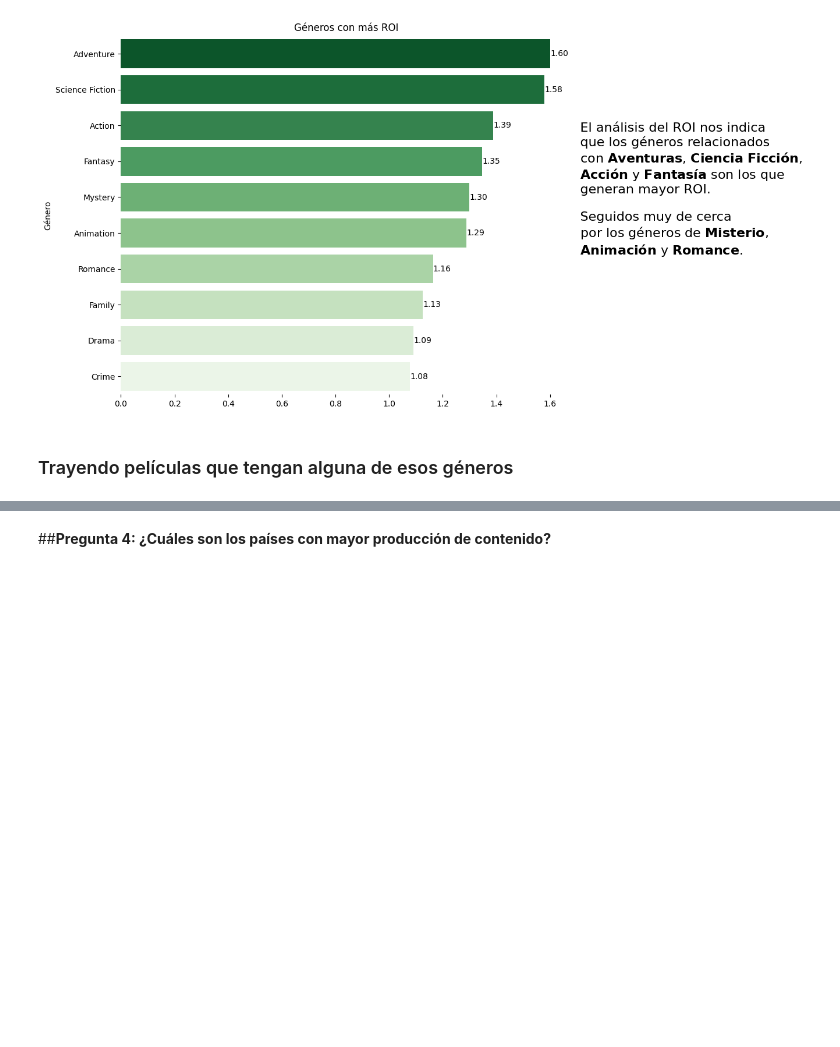
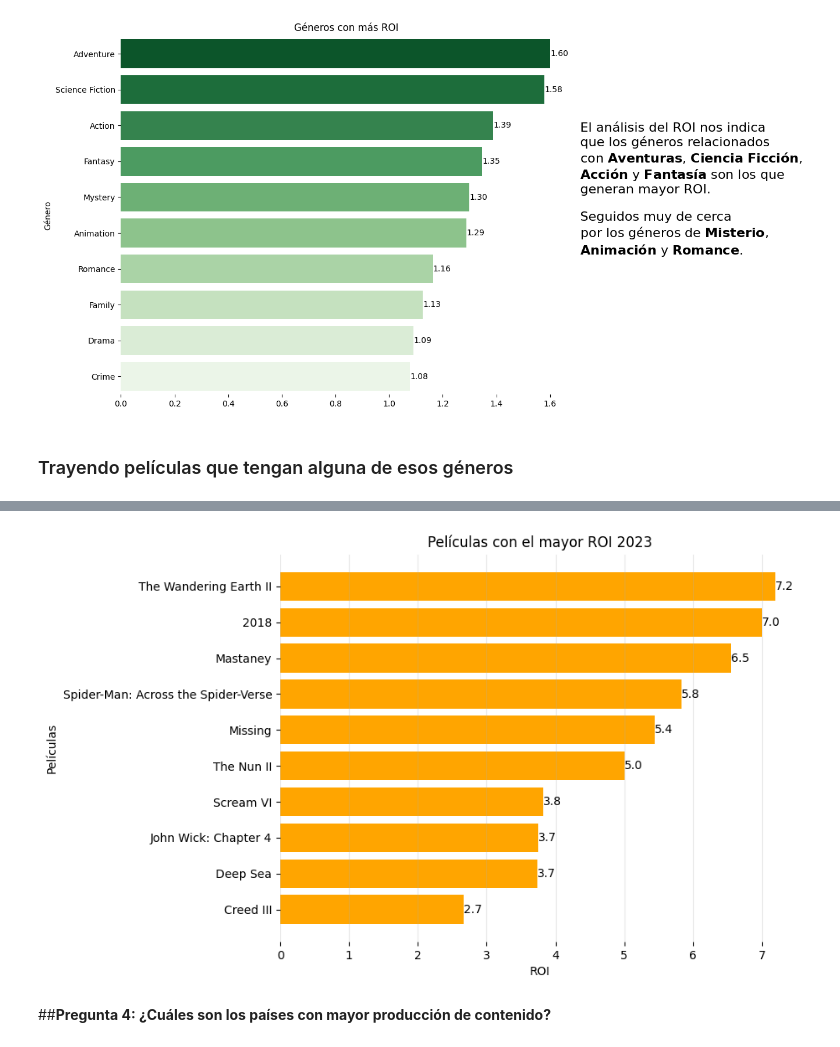
Before and after one commit to luceldasilva/Movie_Analysis, a Jupyter notebook: Movie_Analysis_EDA.ipynb, the cells around one changed output, grey strips where cells are left out. Saved outputs shown, nothing was run; the diff lists cells and outputs as text; code cells hidden in the pictures; blank space fills up the shorter version.

Commit message:
puliendo insights sobre géneros y películas con esos géneros, explicando con gráficos

```diff
--- a/Movie_Analysis_EDA.ipynb
+++ b/Movie_Analysis_EDA.ipynb
@@ -966,3 +966,40 @@ tmdb_movies_genre_common.sample(4)
+# %%
+tmdb_movies_genre_common_vote = tmdb_movies_genre_common.sort_values(
+    by="roi", ascending=False
+)
+
+best_movies_roi_2023_seleccion_ordenado = (
+    tmdb_movies_genre_common_vote
+    .iloc[:10, :]
+    .loc[:, ["title", "roi"]]
+    .set_index("title")
+)
+
+
+plt.figure(figsize=(8, 6))
+plt.barh(
+    best_movies_roi_2023_seleccion_ordenado.index,
+    best_movies_roi_2023_seleccion_ordenado["roi"],
+    color="orange",
+)
+plt.xlabel("ROI")
+plt.ylabel("Películas")
+plt.title("Películas con el mayor ROI 2023")
+plt.grid(axis="x", alpha=0.3)
+
+for index, value in enumerate(best_movies_roi_2023_seleccion_ordenado["roi"]):
+    plt.text(value, index, f"{value:.1f}", va="center")
+
+plt.gca().spines["top"].set_visible(False)
+plt.gca().spines["right"].set_visible(False)
+plt.gca().spines["bottom"].set_visible(False)
+plt.gca().spines["left"].set_visible(False)
+plt.gca().invert_yaxis()
+
+save_plot('insight_3_part_2')
+plt.show()
+# %% [output]
+[figure, added]
 # %% [markdown]
 ##**Pregunta 4: ¿Cuáles son los países con mayor producción de contenido?**
 # %%
```
Also changed, not shown: parts of 22 cells of this notebook.
